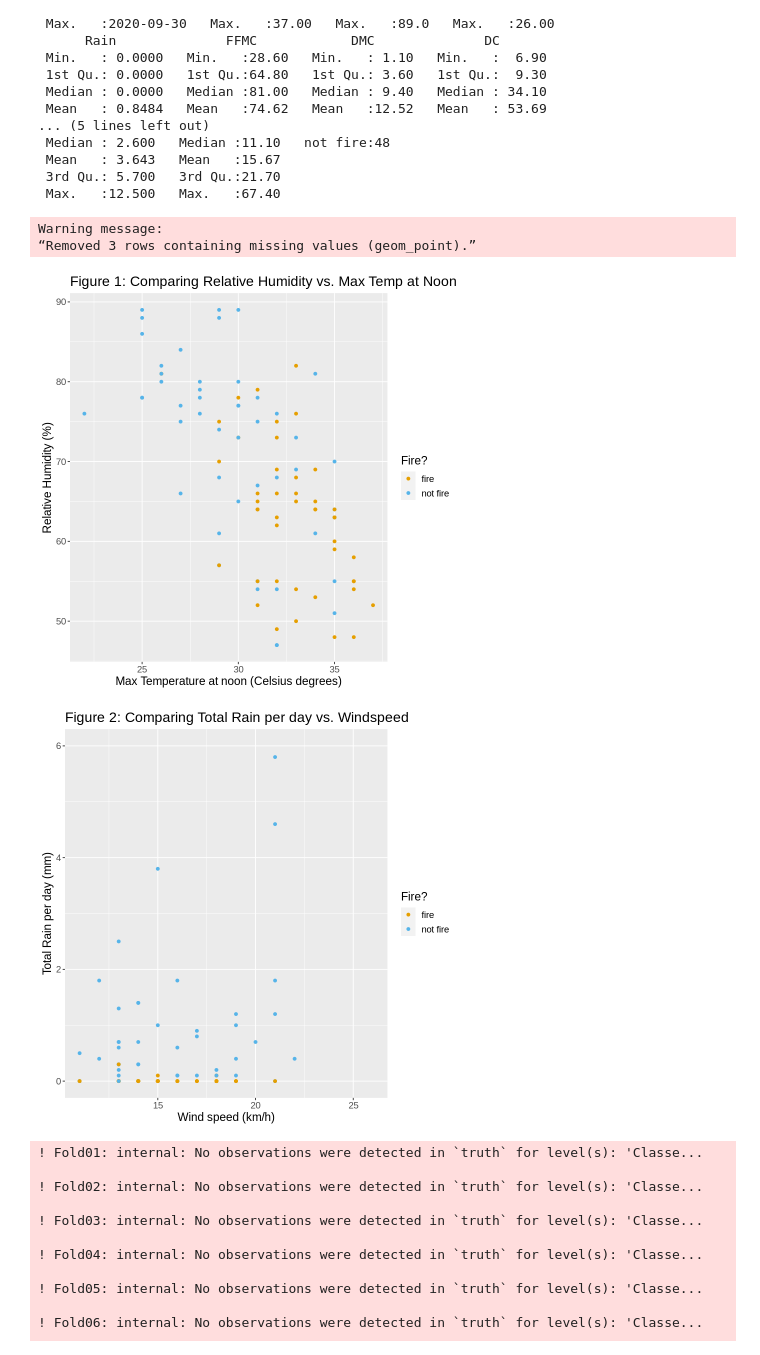
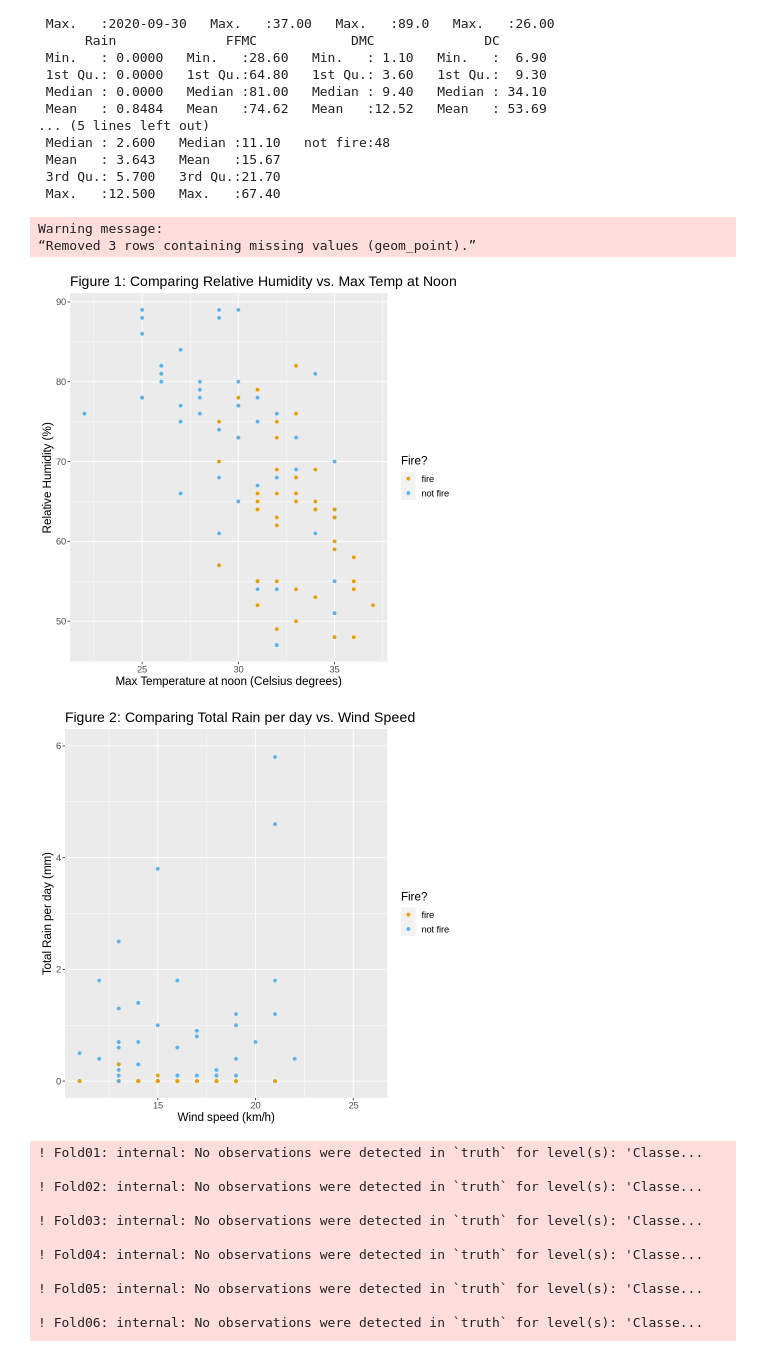
Before and after one commit to lufinot/DTSC-G18-V2, a Jupyter notebook: projectt.ipynb, the cells around one changed output. Saved outputs shown, nothing was run; the diff lists cells and outputs as text; code cells hidden in the pictures.

```diff
--- a/projectt.ipynb
+++ b/projectt.ipynb
@@ -150,32 +150,32 @@ summary(fire_train)
 # %%
 ## Visualization plot examples
 
 #Plotting Relative Humidity vs. Temperature, as well as, Rain vs. Windspeed to see if there is any relationship and if the the predictors we chose are significant for our data analysis
 
 
 cbPalette <- c("#E69F00", "#56B4E9", "#009E73", "#F0E442", "#0072B2", "#D55E00", "#CC79A7", "#999999")
 Temp_RH_plot <- ggplot(fire_train, aes(x = Temperature, y = RH, colour = Classes)) +
                 geom_point() +
                 labs(x = "Max Temperature at noon (Celsius degrees)", y = "Relative Humidity (%)", color = "Fire?") +
                 scale_color_manual(values = cbPalette) +
                 theme(text = element_text(size = 14))+
                 ggtitle("Figure 1: Comparing Relative Humidity vs. Max Temp at Noon (Celsius)")
 Temp_RH_plot
 
 
 WS_Rain_plot <- ggplot(fire_train, aes(x = Ws, y = Rain, colour = Classes)) +
                 geom_point() +
                 labs(x = "Wind speed (km/h)", y = "Total Rain per day (mm)", color = "Fire?") +
                 scale_color_manual(values = cbPalette) +
                 theme(text = element_text(size = 14)) +
                 scale_y_continuous(limits = c(0, 6))+
-                ggtitle("Figure 2: Comparing Total Rain per day vs. Windspeed ")
+                ggtitle("Figure 2: Comparing Total Rain per day vs. Wind Speed ")
 WS_Rain_plot
 # %% [output]
 Warning message:
 “Removed 3 rows containing missing values (geom_point).”
 [figure]
-[figure, old version]
+[figure, new version]
 # %%
 ## Evaluation of Temperature and Relative Humidity
 
```
